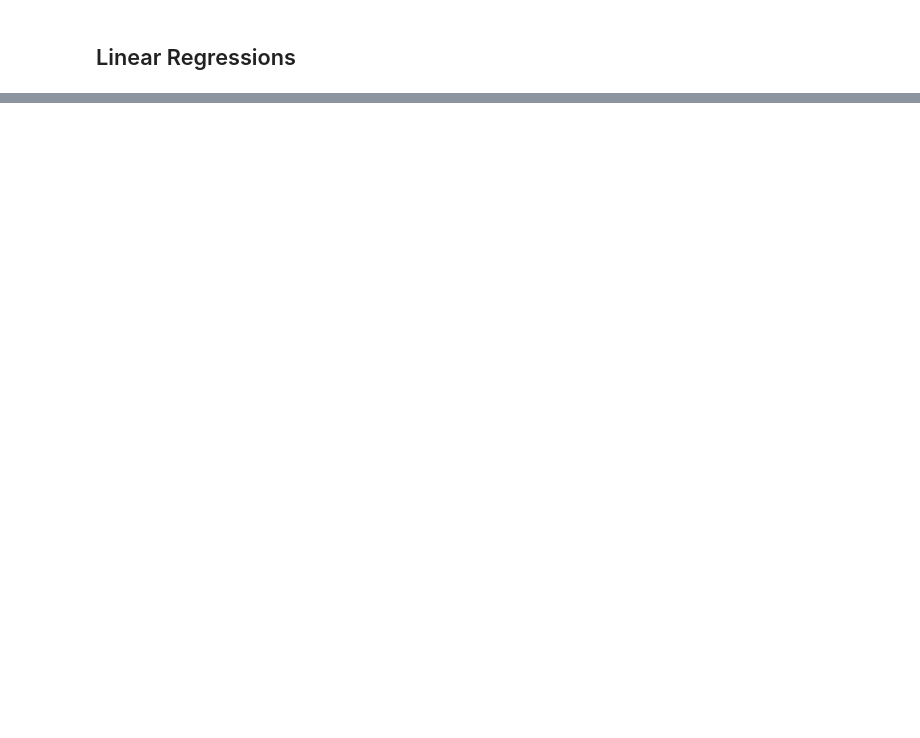
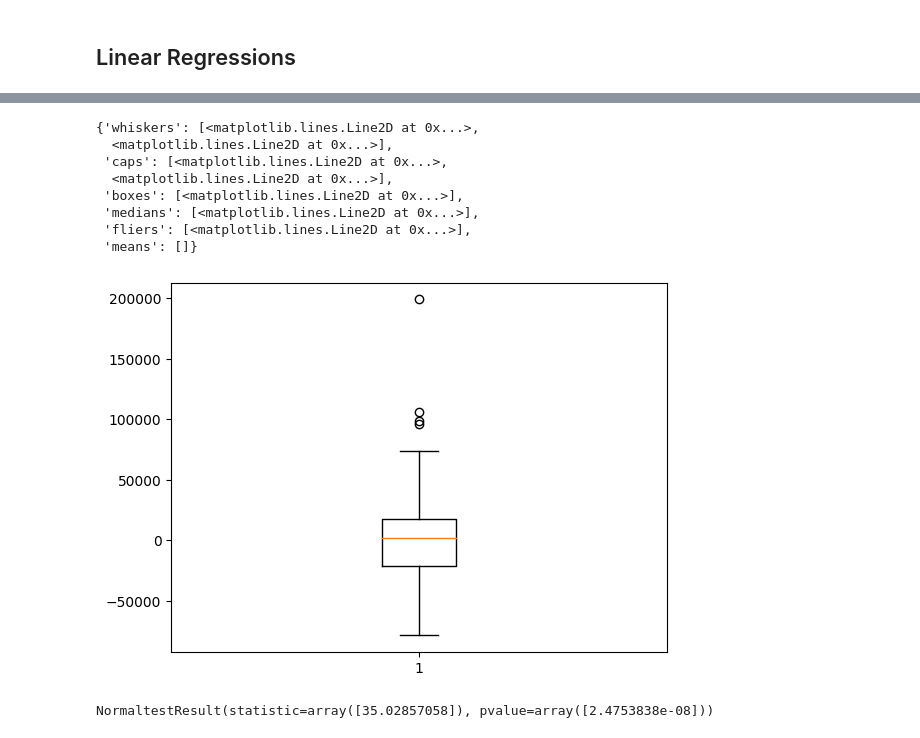
Before and after one commit to MelissaPerez09/HT03-DataMining, a Jupyter notebook: linearReg_Model.ipynb, the cells around one changed output, grey strips where cells are left out. Drawn from its saved outputs; the diff is of its cells as text; code cells hidden in the pictures; blank space fills up the shorter version.

```diff
--- a/linearReg_Model.ipynb
+++ b/linearReg_Model.ipynb
@@ -648,0 +492,16 @@ Text(0.5, 1.0, 'Residuales')
+# %%
+plt.boxplot(residuals)
+# %% [output]
+{'whiskers': [<matplotlib.lines.Line2D at 0x...>,
+  <matplotlib.lines.Line2D at 0x...>],
+ 'caps': [<matplotlib.lines.Line2D at 0x...>,
+  <matplotlib.lines.Line2D at 0x...>],
+ 'boxes': [<matplotlib.lines.Line2D at 0x...>],
+ 'medians': [<matplotlib.lines.Line2D at 0x...>],
+ 'fliers': [<matplotlib.lines.Line2D at 0x...>],
+ 'means': []}
+[figure, added]
+# %%
+normaltest(residuals)
+# %% [output]
+NormaltestResult(statistic=array([35.02857058]), pvalue=array([2.4753838e-08]))
```
Also changed, not shown: parts of 92 cells of this notebook.
